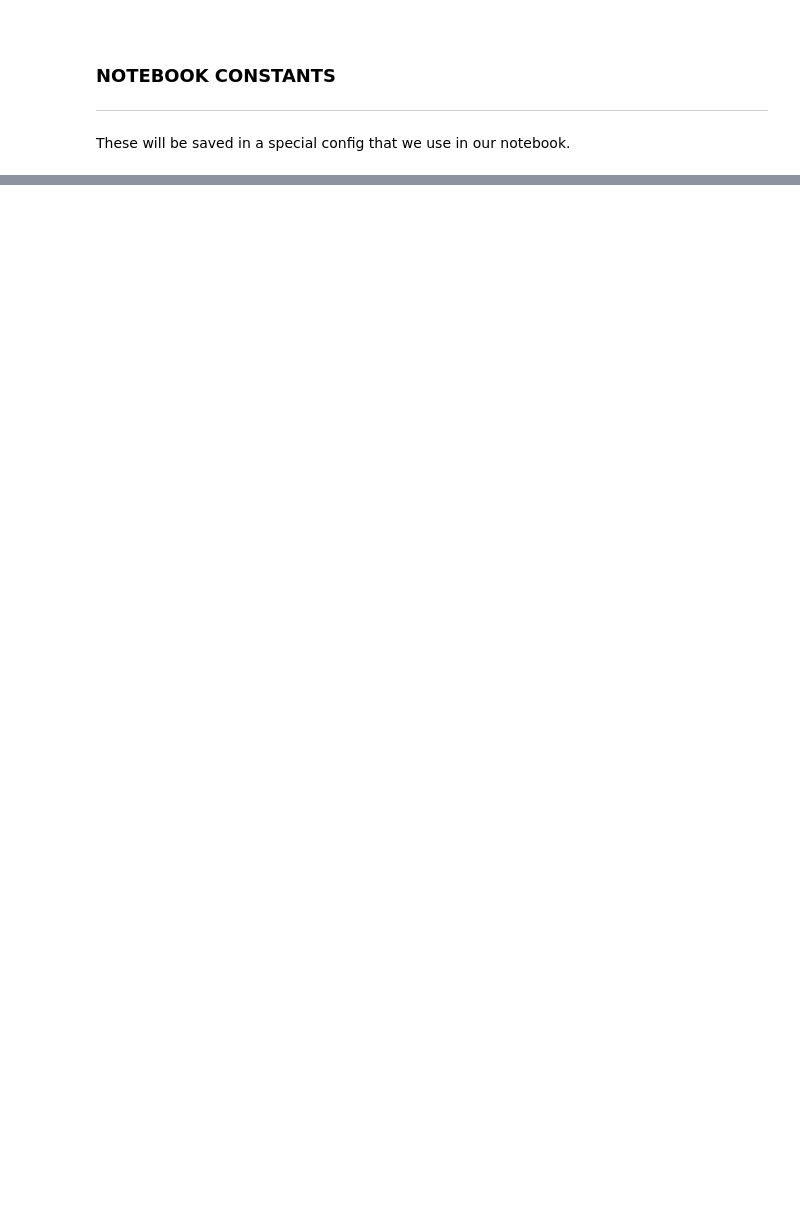
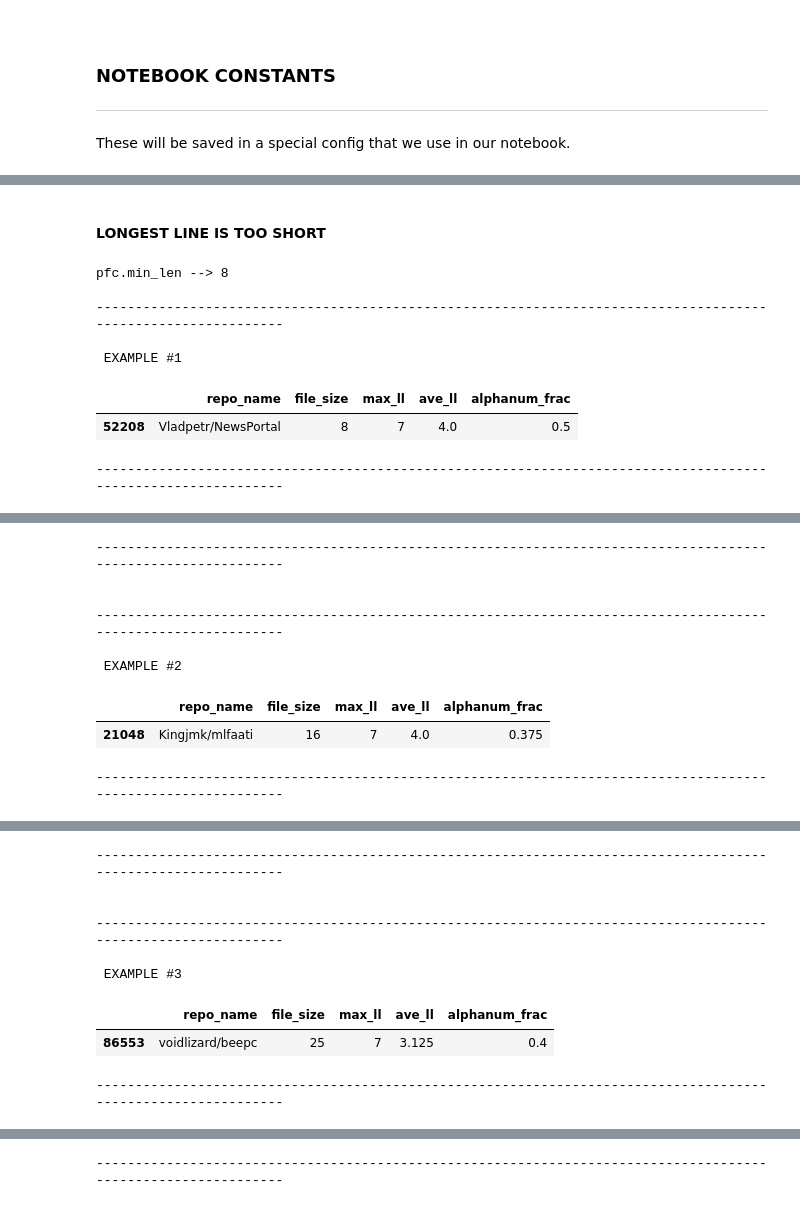
Before and after one commit to darien-schettler/pystack, a Jupyter notebook: notebooks/eda.ipynb, the cells around one changed output, grey strips where cells are left out. Drawn from its saved outputs; the diff is of its cells as text; code cells hidden in the pictures; blank space fills up the shorter version.

```diff
--- a/notebooks/eda.ipynb
+++ b/notebooks/eda.ipynb
@@ -151,0 +520,16 @@ AttributeError: module 'params' has no attribute 'WANDB_PROJECT'
+# %% [markdown]
+<br>
+
+**LONGEST LINE IS TOO SHORT**
+# %%
+print("pfc.min_len -->", pfc.min_len)
+examine_df(eda_df[~(eda_df.max_ll >= pfc.min_len)])
+# %% [output]
+pfc.min_len --> 8
+
+--------------------------------------------------------------------------------------------------------------
+
+ EXAMPLE #1
+|  | repo_name | file_size | max_ll | ave_ll | alphanum_frac |
+| 52208 | Vladpetr/NewsPortal | 8 | 7 | 4.0 | 0.5 |
+--------------------------------------------------------------------------------------------------------------
@@ -151,0 +537,9 @@ AttributeError: module 'params' has no attribute 'WANDB_PROJECT'
+--------------------------------------------------------------------------------------------------------------
+
+
+--------------------------------------------------------------------------------------------------------------
+
+ EXAMPLE #2
+|  | repo_name | file_size | max_ll | ave_ll | alphanum_frac |
+| 21048 | Kingjmk/mlfaati | 16 | 7 | 4.0 | 0.375 |
+--------------------------------------------------------------------------------------------------------------
@@ -151,0 +547,9 @@ AttributeError: module 'params' has no attribute 'WANDB_PROJECT'
+--------------------------------------------------------------------------------------------------------------
+
+
+--------------------------------------------------------------------------------------------------------------
+
+ EXAMPLE #3
+|  | repo_name | file_size | max_ll | ave_ll | alphanum_frac |
+| 86553 | voidlizard/beepc | 25 | 7 | 3.125 | 0.4 |
+--------------------------------------------------------------------------------------------------------------
@@ -151,0 +557 @@ AttributeError: module 'params' has no attribute 'WANDB_PROJECT'
+--------------------------------------------------------------------------------------------------------------
```
Also changed, not shown: parts of 25 cells of this notebook, 52 other files.
